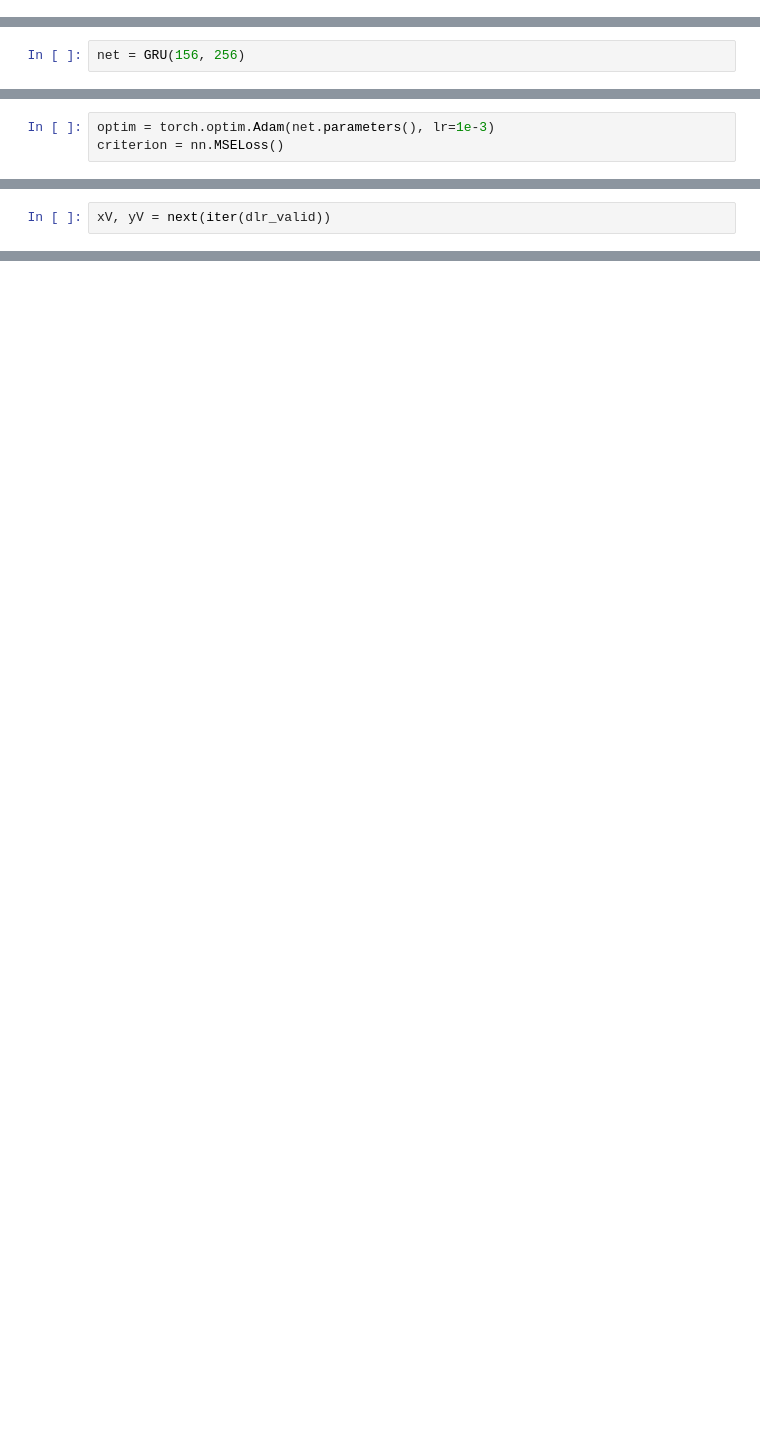
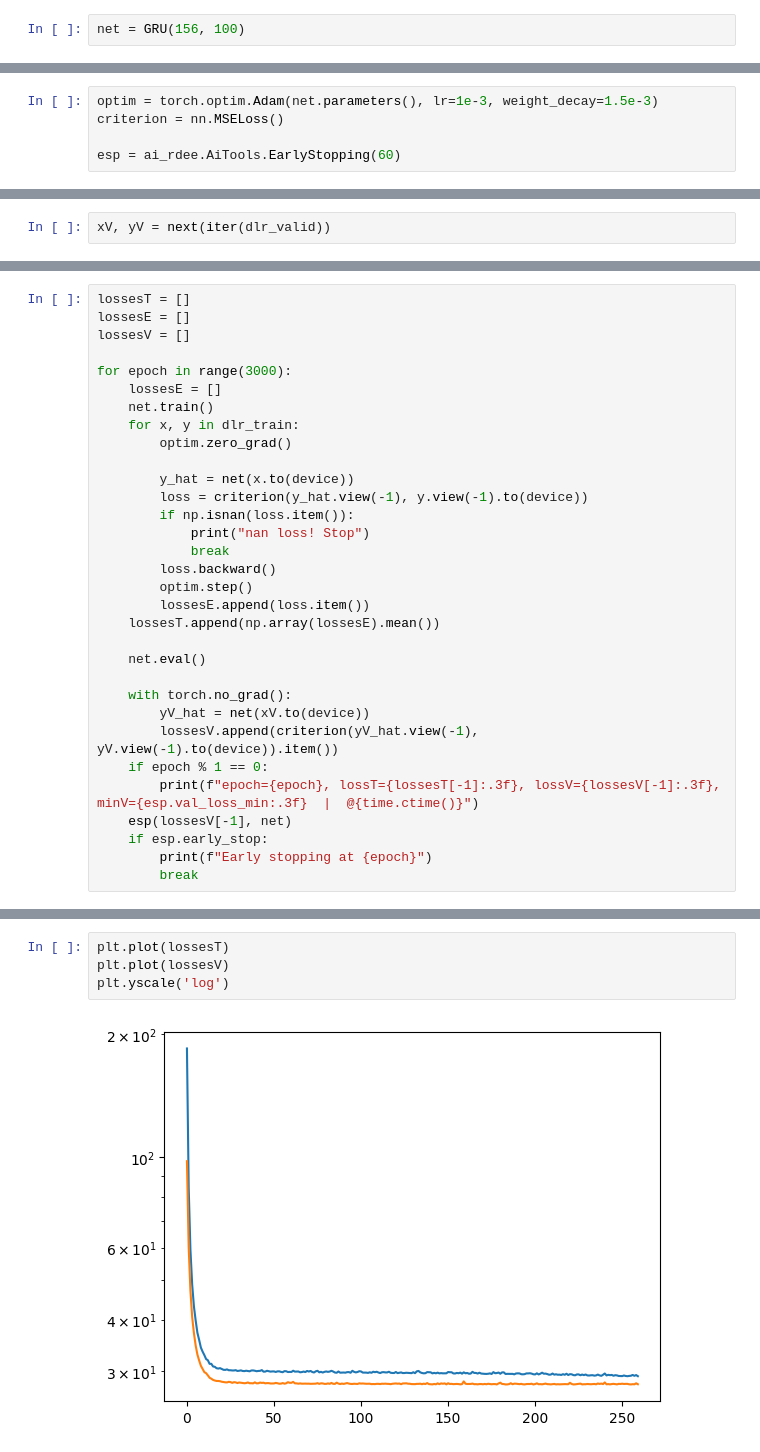
Before and after one commit to Roadelse/ai.frib, a Jupyter notebook: T-GCN/GRU.ipynb, the cells around one changed output, grey strips where cells are left out. Cells and saved outputs as stored; diff of their text form; blank space fills up the shorter version.

```diff
--- a/T-GCN/GRU.ipynb
+++ b/T-GCN/GRU.ipynb
@@ -125,0 +105,2 @@ torch.Size([64, 12, 156])
+# %%
+net = GRU(156, 100)
@@ -130,5 +115,3 @@ torch.Size([64, 468])
-# %%
-net = GRU(156, 256)
 # %%
 net.to(device)
 # %% [output]
@@ -138,4 +124,6 @@ GRU(
 )
 # %%
-optim = torch.optim.Adam(net.parameters(), lr=1e-3)
+optim = torch.optim.Adam(net.parameters(), lr=1e-3, weight_decay=1.5e-3)
 criterion = nn.MSELoss()
+
+esp = ai_rdee.AiTools.EarlyStopping(60)
@@ -214,0 +233,32 @@ torch.Size([888, 468])
+# %%
+lossesT = []
+lossesE = []
+lossesV = []
+
+for epoch in range(3000):
+    lossesE = []
+    net.train()
+    for x, y in dlr_train:
+        optim.zero_grad()
+
+        y_hat = net(x.to(device))
+        loss = criterion(y_hat.view(-1), y.view(-1).to(device))
+        if np.isnan(loss.item()):
+            print("nan loss! Stop")
+            break
+        loss.backward()
+        optim.step()
+        lossesE.append(loss.item())
+    lossesT.append(np.array(lossesE).mean())
+
+    net.eval()
+
+    with torch.no_grad():
+        yV_hat = net(xV.to(device))
+        lossesV.append(criterion(yV_hat.view(-1), yV.view(-1).to(device)).item())
+    if epoch % 1 == 0:
+        print(f"epoch={epoch}, lossT={lossesT[-1]:.3f}, lossV={lossesV[-1]:.3f}, minV={esp.val_loss_min:.3f}  |  @{time.ctime()}")
+    esp(lossesV[-1], net)
+    if esp.early_stop:
+        print(f"Early stopping at {epoch}")
+        break
@@ -215,2 +283,8 @@ torch.Size([888, 468])
+# %%
+plt.plot(lossesT)
+plt.plot(lossesV)
+plt.yscale('log')
+# %% [output]
+[figure, added]
 # %%
 rgp.valid(yV_hat.detach().cpu().view(-1), yV.reshape(-1))
```
Also changed, not shown: parts of 31 cells of this notebook, 4 other files.
